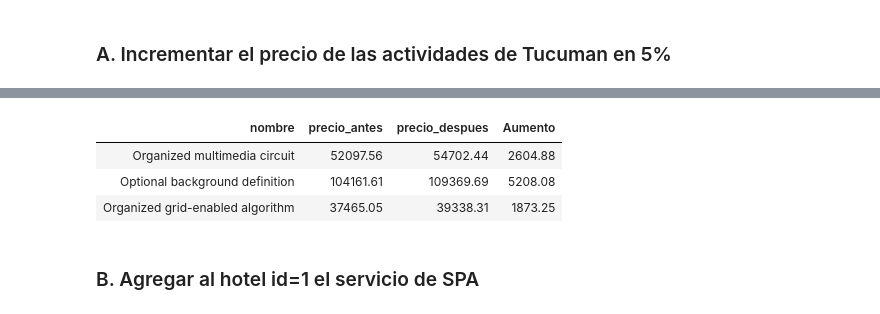
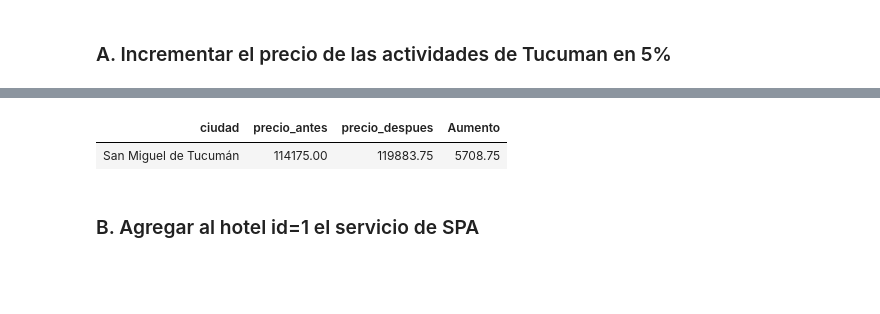
Before and after one commit to dariomicheli/BaseDatos, a Jupyter notebook: notebooks/Consultas.ipynb, the cells around one changed output, grey strips where cells are left out. Cells and saved outputs as stored; diff of their text form; code cells hidden in the pictures; blank space fills up the shorter version.

```diff
--- a/notebooks/Consultas.ipynb
+++ b/notebooks/Consultas.ipynb
@@ -715,44 +773,46 @@ plt.show()
 # %%
-# Filtro y proyección
-filtro = {"provincia": "Tucumán"}
-proyeccion = {"_id": 0, "nombre": 1, "precio": 1}
+coleccion="destinos"
+# Proyección de campos a traer
+proyeccion = {"_id": 0, "ciudad": 1, "precio_promedio": 1}
 
-# Obtener precios antes
+# Obtener precios antes del aumento
 cursor_antes = mongo.obtener_cursor(
     NOMBRE_BD_MONGO,
     nombre_coleccion=coleccion,
     filtro=filtro,
     proyeccion=proyeccion
 )
 df_antes = pd.DataFrame(cursor_antes)
-df_antes.rename(columns={"precio": "precio_antes"}, inplace=True)
+df_antes.rename(columns={"precio_promedio": "precio_antes"}, inplace=True)
 
 # Aumentar precio en 5%
 db = mongo.client[NOMBRE_BD_MONGO]
-db[coleccion].update_many(filtro, {"$mul": {"precio": 1.05}})
+db[coleccion].update_many(filtro, {"$mul": {"precio_promedio": 1.05}})
 
-# Obtener precios después
+# Obtener precios después del aumento
 cursor_despues = mongo.obtener_cursor(
     NOMBRE_BD_MONGO,
     nombre_coleccion=coleccion,
     filtro=filtro,
-    proyeccion=proyeccion)
+    proyeccion=proyeccion
+)
+df_despues = pd.DataFrame(cursor_despues)
+df_despues.rename(columns={"precio_promedio": "precio_despues"}, inplace=True)
 
-df_despues = pd.DataFrame(cursor_despues)
-df_despues.rename(columns={"precio": "precio_despues"}, inplace=True)
+# Unir DataFrames por nombre del producto
+df_final = pd.merge(df_antes, df_despues, on="ciudad")
 
-#Uno ambos DataFrames
+# Calcular aumento
 df_final["Aumento"] = df_final["precio_despues"] - df_final["precio_antes"]
 
+# Mostrar resultados formateados
 display(df_final.style.format({
     "precio_antes": "{:.2f}",
     "precio_despues": "{:.2f}",
     "Aumento": "{:.2f}"
 }).hide(axis="index"))
 # %% [output]
-| nombre | precio_antes | precio_despues | Aumento |
-| Organized multimedia circuit | 52097.56 | 54702.44 | 2604.88 |
-| Optional background definition | 104161.61 | 109369.69 | 5208.08 |
-| Organized grid-enabled algorithm | 37465.05 | 39338.31 | 1873.25 |
+| ciudad | precio_antes | precio_despues | Aumento |
+| San Miguel de Tucumán | 114175.00 | 119883.75 | 5708.75 |
 # %% [markdown]
 ### B. Agregar al hotel id=1 el servicio de SPA
```
Also changed, not shown: parts of 40 cells of this notebook, 2 other files.
